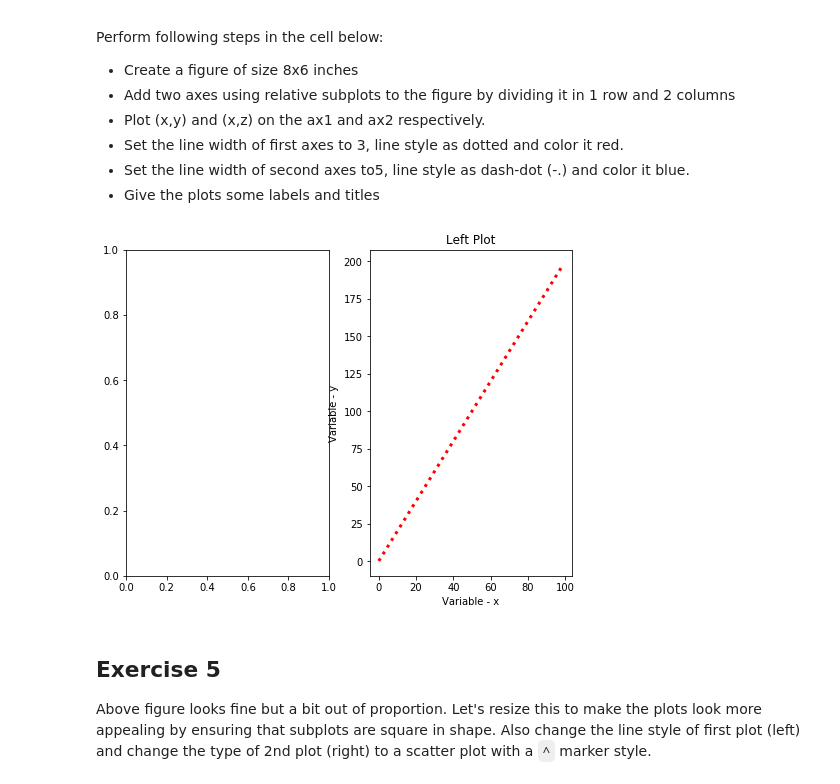
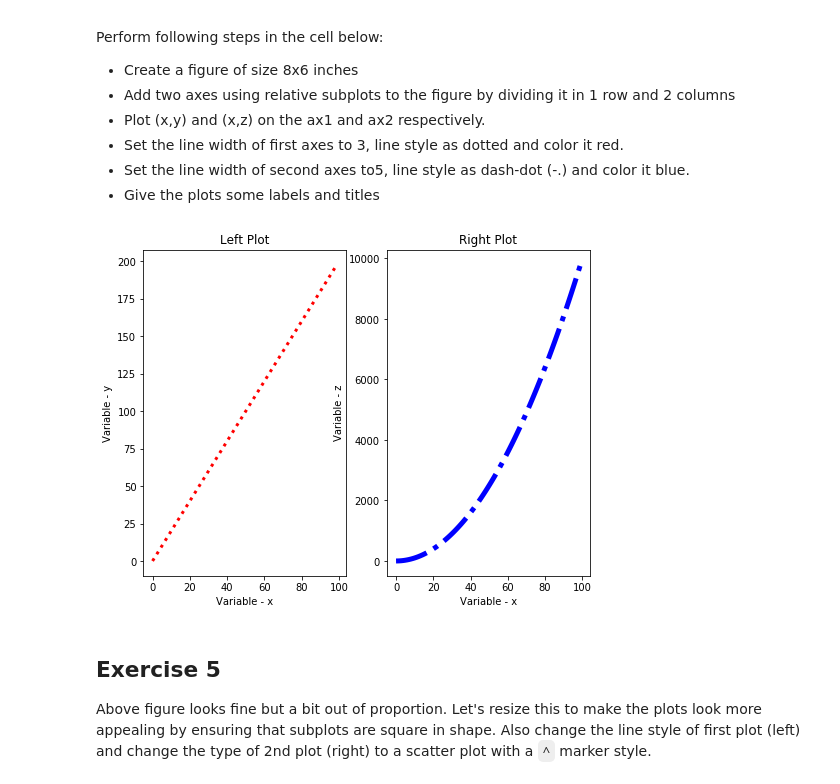
Before and after one commit to DeannaLinn/dsc-1-03-13-customizing-visualizations-with-matplotlib-lab-online-ds-sp-000, a Jupyter notebook: index.ipynb, the cells around one changed output. Saved outputs shown, nothing was run; the diff lists cells and outputs as text; code cells hidden in the pictures.

```diff
--- a/index.ipynb
+++ b/index.ipynb
@@ -158,22 +158,22 @@ Perform following steps in the cell below:
 # %%
 new_figure = plt.figure(figsize=[8,6])
 
 ax1 = new_figure.add_subplot(121)
-ax1 = new_figure.add_subplot(122)
+ax2 = new_figure.add_subplot(122)
 
 ax1.plot(x, y, color = 'red', linestyle = ':', linewidth = 3)
 ax1.set_xlabel('Variable - x')
 ax1.set_ylabel('Variable - y')
 ax1.set_title('Left Plot')
 
 ax2.plot(x, z, color = 'blue', linestyle = '-.', linewidth = 5)
 ax2.set_xlabel('Variable - x')
 ax2.set_ylabel('Variable - z')
 ax2.set_title('Right Plot')
 
 plt.show()
 # %% [output]
-[figure, old version]
+[figure, new version]
 # %% [markdown]
 ## Exercise 5
 
```
